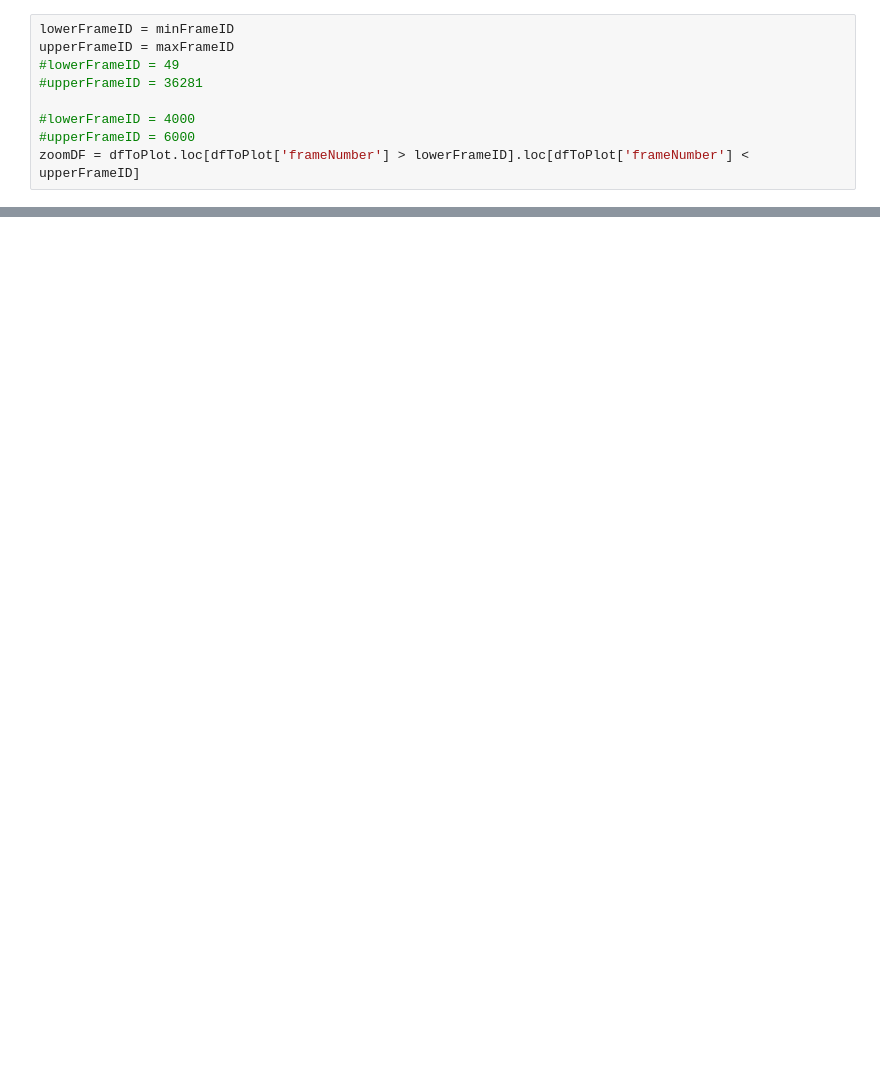
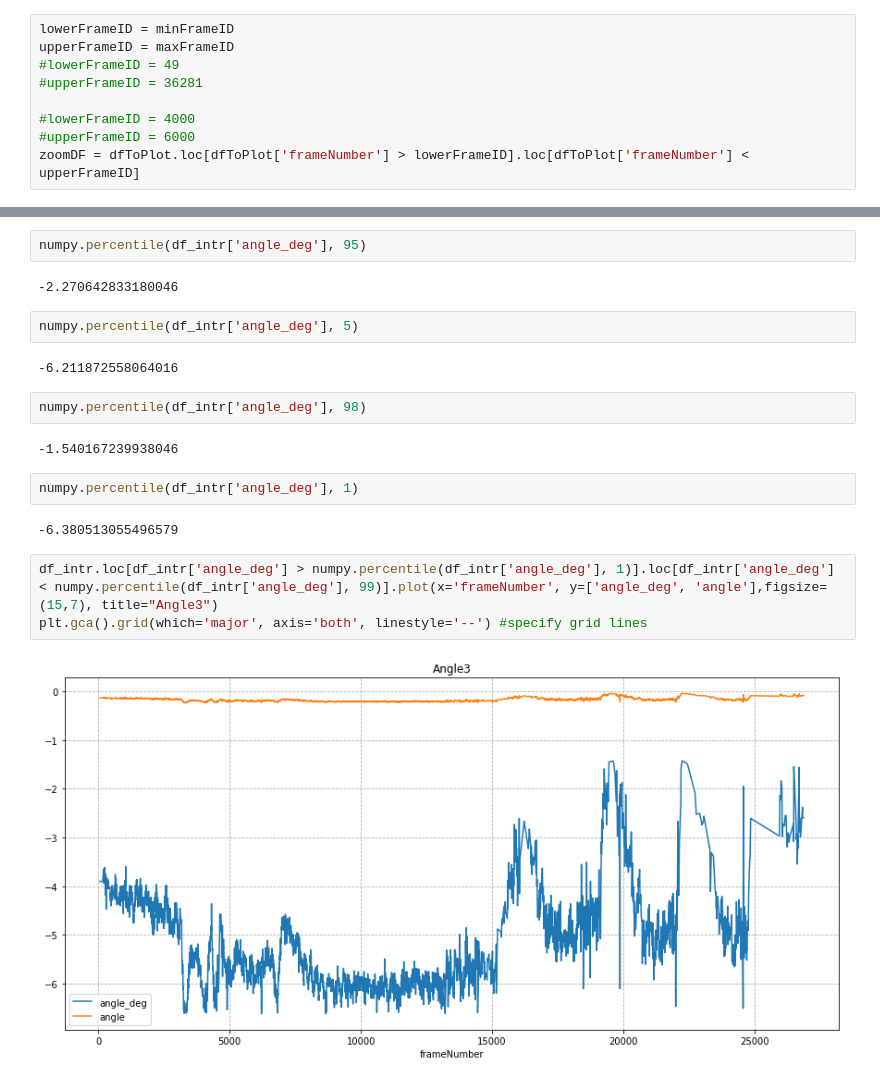
Before and after one commit to mzalota/crabs-video-analysis, a Jupyter notebook: ipython/reddots.ipynb, the cells around one changed output, grey strips where cells are left out. Drawn from its saved outputs; the diff is of its cells as text; blank space fills up the shorter version.

```diff
--- a/ipython/reddots.ipynb
+++ b/ipython/reddots.ipynb
@@ -106,0 +162,21 @@ plt.gca().grid(which='major', axis='both', linestyle='--') #specify grid lines
+# %%
+numpy.percentile(df_intr['angle_deg'], 95)
+# %% [output]
+-2.270642833180046
+# %%
+numpy.percentile(df_intr['angle_deg'], 5)
+# %% [output]
+-6.211872558064016
+# %%
+numpy.percentile(df_intr['angle_deg'], 98)
+# %% [output]
+-1.540167239938046
+# %%
+numpy.percentile(df_intr['angle_deg'], 1)
+# %% [output]
+-6.380513055496579
+# %%
+df_intr.loc[df_intr['angle_deg'] > numpy.percentile(df_intr['angle_deg'], 1)].loc[df_intr['angle_deg'] < numpy.percentile(df_intr['angle_deg'], 99)].plot(x='frameNumber', y=['angle_deg', 'angle'],figsize=(15,7), title="Angle3")
+plt.gca().grid(which='major', axis='both', linestyle='--') #specify grid lines
+# %% [output]
+[figure, added]
```
Also changed, not shown: parts of 19 cells of this notebook, 7 other files.
